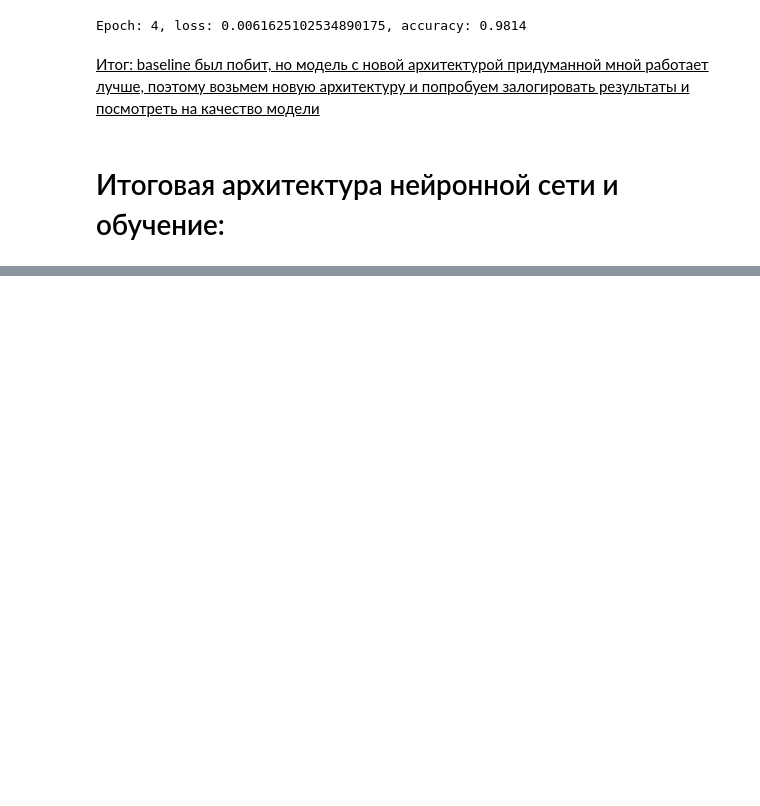
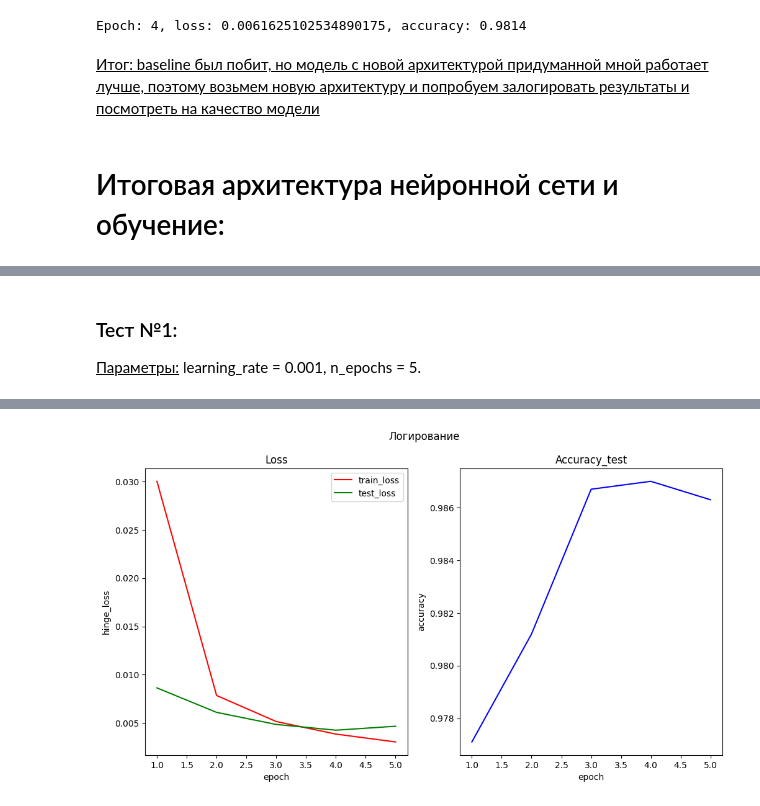
Before and after one commit to 6Ranil6/CNN_in_VK, a Jupyter notebook: NN_seminar_HW3_2025.ipynb, the cells around one changed output, grey strips where cells are left out. Drawn from its saved outputs; the diff is of its cells as text; code cells hidden in the pictures; blank space fills up the shorter version.

```diff
--- a/NN_seminar_HW3_2025.ipynb
+++ b/NN_seminar_HW3_2025.ipynb
@@ -478,6 +478,27 @@ def train(model, optimizer, n_epochs=5):
             f"Epoch: {epoch}, loss: {np.mean(val_loss)}, accuracy: {np.mean(val_accuracy)}"
         )
     return history_train_loss, history_test_loss, history_test_accuracy
+# %%
+def draw_graphics(history_train_loss, history_test_loss, history_test_accuracy ):
+    fig, (ax1, ax2) = plt.subplots(ncols=2, nrows= 1)
+
+    fig.set_figheight(6)
+    fig.set_figwidth(12)
+    fig.suptitle("Логирование")
+
+    ax1.plot(np.arange(1, len(history_train_loss) + 1, 1), history_train_loss, label= "train_loss", color= 'red')
+    ax1.plot(np.arange(1, len(history_test_loss) + 1, 1), history_test_loss, label= "test_loss", color= 'green')
+    ax1.legend()
+    ax1.set_title('Loss')
+    ax1.set_xlabel('epoch')
+    ax1.set_ylabel('hinge_loss', rotation= 90)
+
+    ax2.plot(np.arange(1, len(history_test_accuracy) + 1, 1), history_test_accuracy, label= "test_loss", color= "blue")
+    ax2.set_title('Accuracy_test')
+    ax2.set_xlabel('epoch')
+    ax2.set_ylabel('accuracy', rotation= 90)
+
+    fig.show()
 # %%
 model = nn.Sequential(
     nn.Conv2d(in_channels=1, out_channels= 8, kernel_size=3),
@@ -510,0 +519,8 @@ Epoch: 9, loss: 0.0052451808005571365, accuracy: 0.9852
+# %% [markdown]
+### Тест №1:
+
+<u>Параметры:</u> learning_rate = 0.001, n_epochs = 5.
+# %%
+optimizer_adamW = torch.optim.AdamW(model.parameters(), lr=0.001)
+draw_graphics(*train(model, optimizer_adamW, 5))
+# %% [output]
@@ -510,0 +532 @@ Epoch: 9, loss: 0.0052451808005571365, accuracy: 0.9852
+[figure, added]
```
Also changed, not shown: parts of 10 cells of this notebook, 4 other files.
